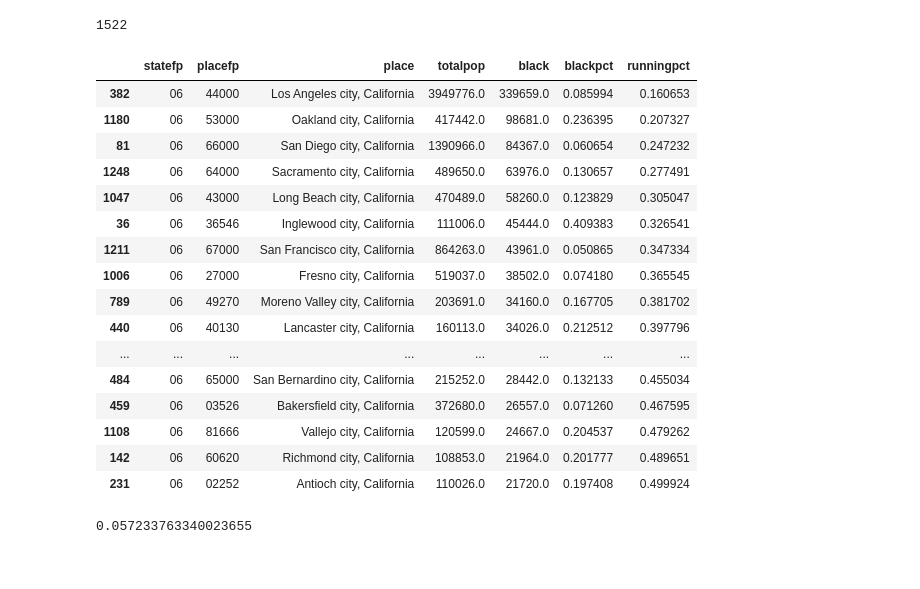
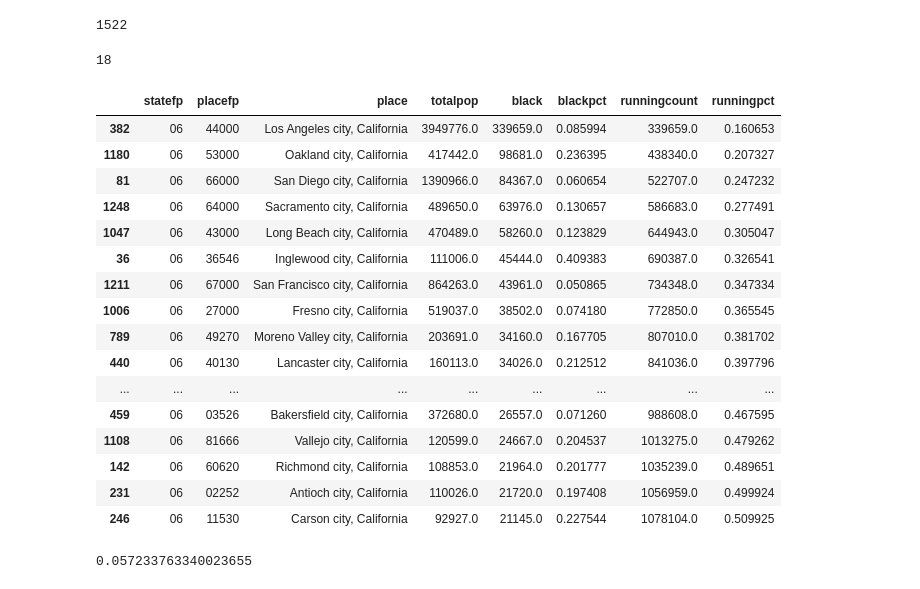
Before and after one commit to ryanvmenezes/census-queries, a Jupyter notebook: ojai/blacks-by-city.ipynb, the cells around one changed output. Drawn from its saved outputs; the diff is of its cells as text; code cells hidden in the pictures.

```diff
--- a/ojai/blacks-by-city.ipynb
+++ b/ojai/blacks-by-city.ipynb
@@ -61,23 +63,27 @@ df['runningpct'] = df.black.cumsum() / df.black.sum()
 # %%
-df[df.runningpct <= 0.5]
+len(df[df.runningpct <= 0.5])
 # %% [output]
-|  | statefp | placefp | place | totalpop | black | blackpct | runningpct |
-| 382 | 06 | 44000 | Los Angeles city, California | 3949776.0 | 339659.0 | 0.085994 | 0.160653 |
-| 1180 | 06 | 53000 | Oakland city, California | 417442.0 | 98681.0 | 0.236395 | 0.207327 |
-| 81 | 06 | 66000 | San Diego city, California | 1390966.0 | 84367.0 | 0.060654 | 0.247232 |
-| 1248 | 06 | 64000 | Sacramento city, California | 489650.0 | 63976.0 | 0.130657 | 0.277491 |
-| 1047 | 06 | 43000 | Long Beach city, California | 470489.0 | 58260.0 | 0.123829 | 0.305047 |
-| 36 | 06 | 36546 | Inglewood city, California | 111006.0 | 45444.0 | 0.409383 | 0.326541 |
-| 1211 | 06 | 67000 | San Francisco city, California | 864263.0 | 43961.0 | 0.050865 | 0.347334 |
-| 1006 | 06 | 27000 | Fresno city, California | 519037.0 | 38502.0 | 0.074180 | 0.365545 |
-| 789 | 06 | 49270 | Moreno Valley city, California | 203691.0 | 34160.0 | 0.167705 | 0.381702 |
-| 440 | 06 | 40130 | Lancaster city, California | 160113.0 | 34026.0 | 0.212512 | 0.397796 |
-| ... | ... | ... | ... | ... | ... | ... | ... |
-| 484 | 06 | 65000 | San Bernardino city, California | 215252.0 | 28442.0 | 0.132133 | 0.455034 |
-| 459 | 06 | 03526 | Bakersfield city, California | 372680.0 | 26557.0 | 0.071260 | 0.467595 |
-| 1108 | 06 | 81666 | Vallejo city, California | 120599.0 | 24667.0 | 0.204537 | 0.479262 |
-| 142 | 06 | 60620 | Richmond city, California | 108853.0 | 21964.0 | 0.201777 | 0.489651 |
-| 231 | 06 | 02252 | Antioch city, California | 110026.0 | 21720.0 | 0.197408 | 0.499924 |
+18
+# %%
+df.head(19)
+# %% [output]
+|  | statefp | placefp | place | totalpop | black | blackpct | runningcount | runningpct |
+| 382 | 06 | 44000 | Los Angeles city, California | 3949776.0 | 339659.0 | 0.085994 | 339659.0 | 0.160653 |
+| 1180 | 06 | 53000 | Oakland city, California | 417442.0 | 98681.0 | 0.236395 | 438340.0 | 0.207327 |
+| 81 | 06 | 66000 | San Diego city, California | 1390966.0 | 84367.0 | 0.060654 | 522707.0 | 0.247232 |
+| 1248 | 06 | 64000 | Sacramento city, California | 489650.0 | 63976.0 | 0.130657 | 586683.0 | 0.277491 |
+| 1047 | 06 | 43000 | Long Beach city, California | 470489.0 | 58260.0 | 0.123829 | 644943.0 | 0.305047 |
+| 36 | 06 | 36546 | Inglewood city, California | 111006.0 | 45444.0 | 0.409383 | 690387.0 | 0.326541 |
+| 1211 | 06 | 67000 | San Francisco city, California | 864263.0 | 43961.0 | 0.050865 | 734348.0 | 0.347334 |
+| 1006 | 06 | 27000 | Fresno city, California | 519037.0 | 38502.0 | 0.074180 | 772850.0 | 0.365545 |
+| 789 | 06 | 49270 | Moreno Valley city, California | 203691.0 | 34160.0 | 0.167705 | 807010.0 | 0.381702 |
+| 440 | 06 | 40130 | Lancaster city, California | 160113.0 | 34026.0 | 0.212512 | 841036.0 | 0.397796 |
+| ... | ... | ... | ... | ... | ... | ... | ... | ... |
+| 459 | 06 | 03526 | Bakersfield city, California | 372680.0 | 26557.0 | 0.071260 | 988608.0 | 0.467595 |
+| 1108 | 06 | 81666 | Vallejo city, California | 120599.0 | 24667.0 | 0.204537 | 1013275.0 | 0.479262 |
+| 142 | 06 | 60620 | Richmond city, California | 108853.0 | 21964.0 | 0.201777 | 1035239.0 | 0.489651 |
+| 231 | 06 | 02252 | Antioch city, California | 110026.0 | 21720.0 | 0.197408 | 1056959.0 | 0.499924 |
+| 246 | 06 | 11530 | Carson city, California | 92927.0 | 21145.0 | 0.227544 | 1078104.0 | 0.509925 |
 # %%
 blackpct = df['black'].sum() / df['totalpop'].sum()
 # %%
```
Also changed, not shown: parts of 5 cells of this notebook.
